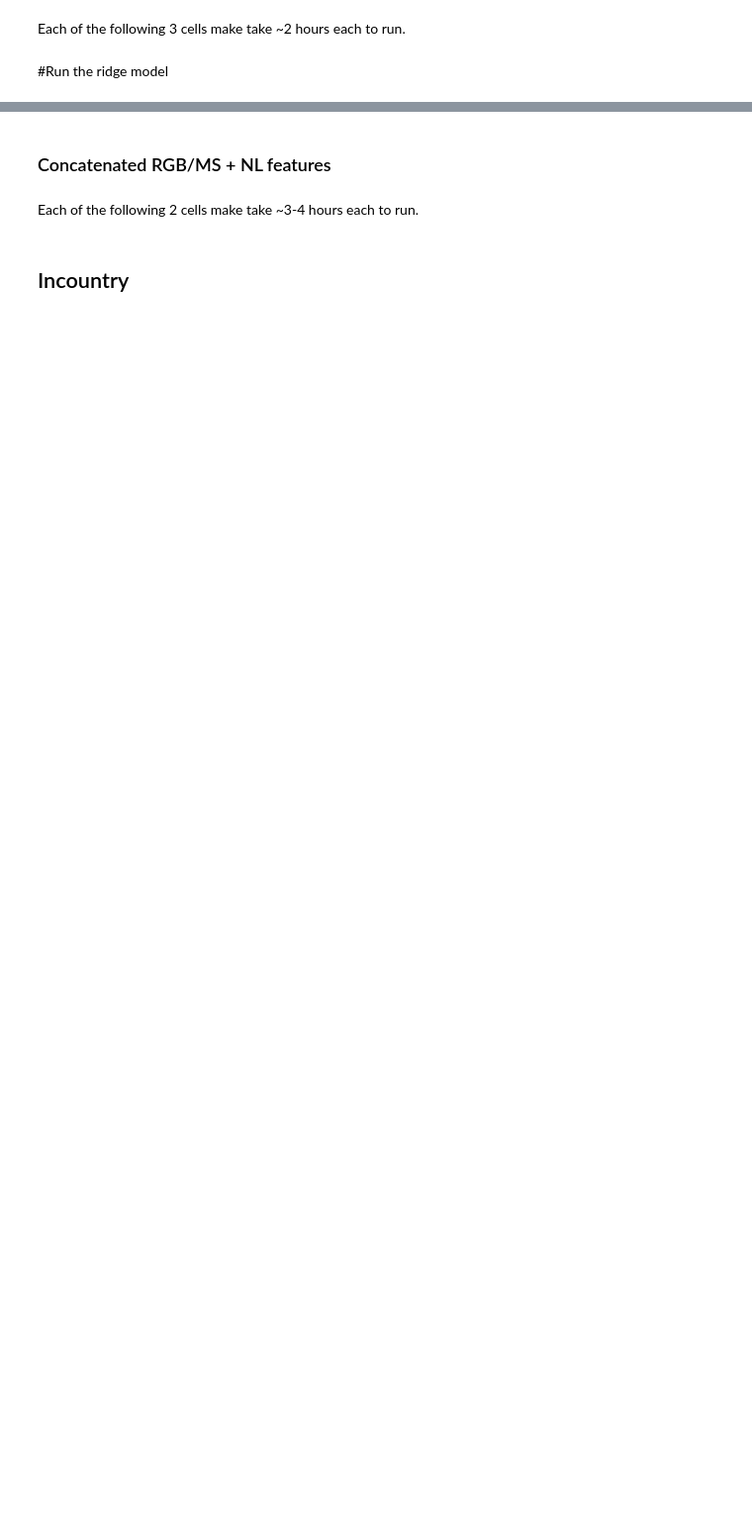
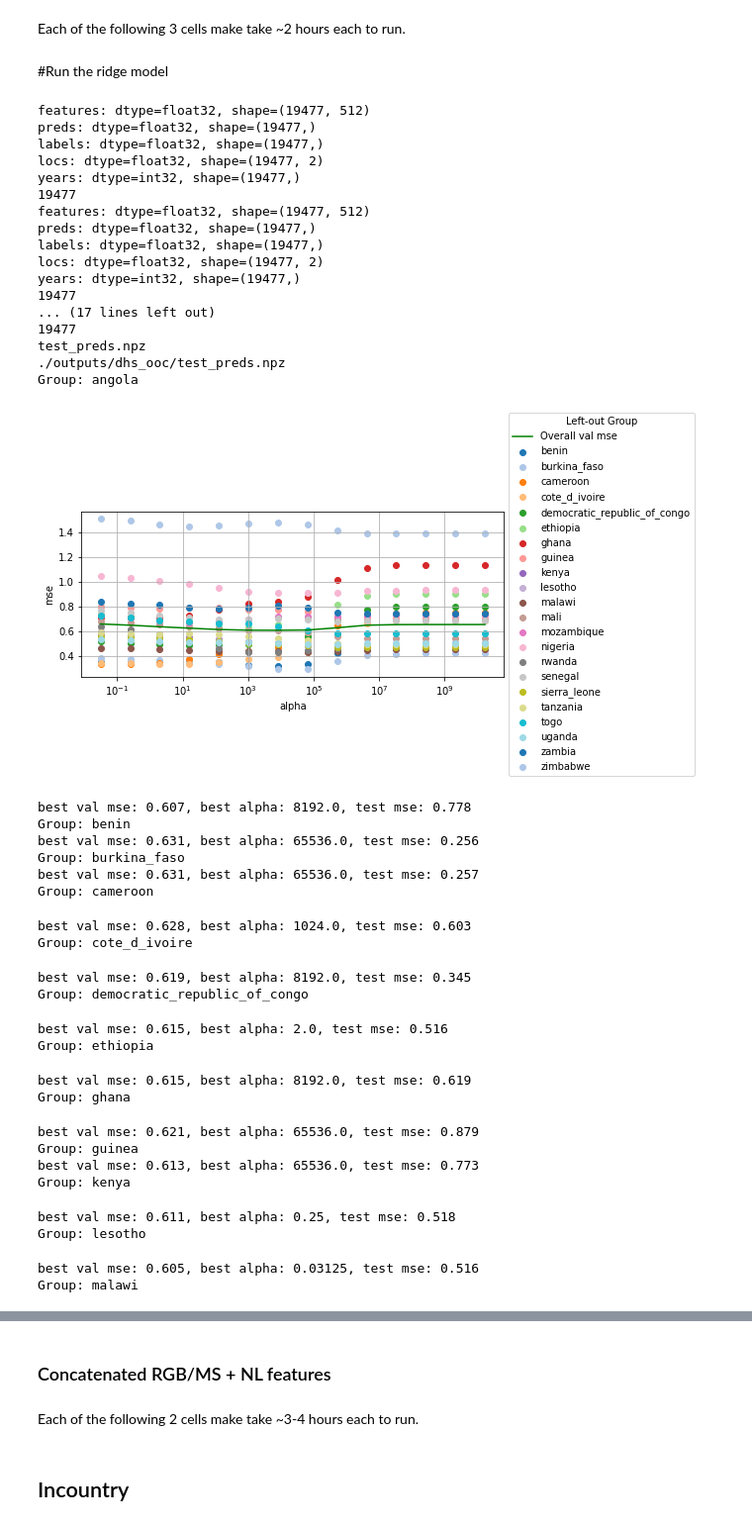
Before and after one commit to AMNAALMGLY/rural-urban-Modelbias, a Jupyter notebook: notebooks/dhs_resnet_ridge (2).ipynb, the cells around one changed output, grey strips where cells are left out. Shown at 99% size. Cells and saved outputs as stored; diff of their text form; code cells hidden in the pictures; blank space fills up the shorter version.

```diff
--- a/notebooks/dhs_resnet_ridge (2).ipynb
+++ b/notebooks/dhs_resnet_ridge (2).ipynb
@@ -125,8 +126,8 @@ Successfully installed gast-0.2.2 keras-applications-1.0.8 tensorboard-1.15.0 te
 # %%
 FOLDS = ['A', 'B', 'C', 'D', 'E']
 SPLITS = ['train', 'val', 'test']
-OUTPUTS_ROOT_DIR = './outputs'
-COUNTRIES = dataset_constants.DHS_COUNTRIES
+OUTPUTS_ROOT_DIR = 'outputs'
+COUNTRIES = dataset_constants_buildings.DHS_COUNTRIES
 
 KEEPS = [0.05, 0.1, 0.25, 0.5]
 SEEDS = [123, 456, 789]
@@ -196,30 +494,2 @@ for i, fold in enumerate(FOLDS):
 # %% [markdown]
 ## OOC
-# %%
-def ridgecv_ooc_wrapper(model_name: str, savedir: str) -> None:
-    '''
-    Args
-    - model_name: str, corresponds to keys in MODEL_DIRS (without the fold suffix)
-    - savedir: str, path to directory for saving ridge regression weights and predictions
-    '''
-    features_dict = {}
-    folds=model_name[8]
-    for f in folds:
-        model_fold_name = f'{model_name}_{f}'
-        #model_dir = MODEL_DIRS[model_fold_name]
-        npz_path = os.path.join(OUTPUTS_ROOT_DIR, 'dhs_ooc', model_name, 'features.npz')
-        print(npz_path)
-        npz = load_npz(npz_path, check={'labels': labels})
-        features = npz['features']
-        for country in dataset_constants.SURVEY_NAMES[f'DHS_OOC_{f}']['test']:
-            features_dict[country] = features
-
-    ridge_cv(
-        features=features_dict,
-        labels=labels,
-        group_labels=country_labels,
-        group_names=COUNTRIES,
-        do_plot=True,
-        savedir=savedir,
-        save_weights=True,
-        save_dict=dict(locs=locs))
@@ -255,0 +674,45 @@ ridgecv_ooc_wrapper(model_name, savedir)
+# %%
+model_name = 'resnet_ms'
+savedir = os.path.join(OUTPUTS_ROOT_DIR, 'dhs_ooc','resnet_attn_pretrain224stride')
+ridgecv_ooc_wrapper(model_name, savedir)
+# %% [output]
+features: dtype=float32, shape=(19477, 512)
+preds: dtype=float32, shape=(19477,)
+labels: dtype=float32, shape=(19477,)
+locs: dtype=float32, shape=(19477, 2)
+years: dtype=int32, shape=(19477,)
+19477
+features: dtype=float32, shape=(19477, 512)
+preds: dtype=float32, shape=(19477,)
+labels: dtype=float32, shape=(19477,)
+locs: dtype=float32, shape=(19477, 2)
+years: dtype=int32, shape=(19477,)
+19477
+... (17 lines left out)
+19477
+test_preds.npz
+./outputs/dhs_ooc/test_preds.npz
+Group: angola
+[figure, added]
+best val mse: 0.607, best alpha: 8192.0, test mse: 0.778
+Group: benin
+best val mse: 0.631, best alpha: 65536.0, test mse: 0.256
+Group: burkina_faso
+best val mse: 0.631, best alpha: 65536.0, test mse: 0.257
+Group: cameroon
+best val mse: 0.628, best alpha: 1024.0, test mse: 0.603
+Group: cote_d_ivoire
+best val mse: 0.619, best alpha: 8192.0, test mse: 0.345
+Group: democratic_republic_of_congo
+best val mse: 0.615, best alpha: 2.0, test mse: 0.516
+Group: ethiopia
+best val mse: 0.615, best alpha: 8192.0, test mse: 0.619
+Group: ghana
+best val mse: 0.621, best alpha: 65536.0, test mse: 0.879
+Group: guinea
+best val mse: 0.613, best alpha: 65536.0, test mse: 0.773
+Group: kenya
+best val mse: 0.611, best alpha: 0.25, test mse: 0.518
+Group: lesotho
+best val mse: 0.605, best alpha: 0.03125, test mse: 0.516
+Group: malawi
```
Also changed, not shown: parts of 31 cells of this notebook.
